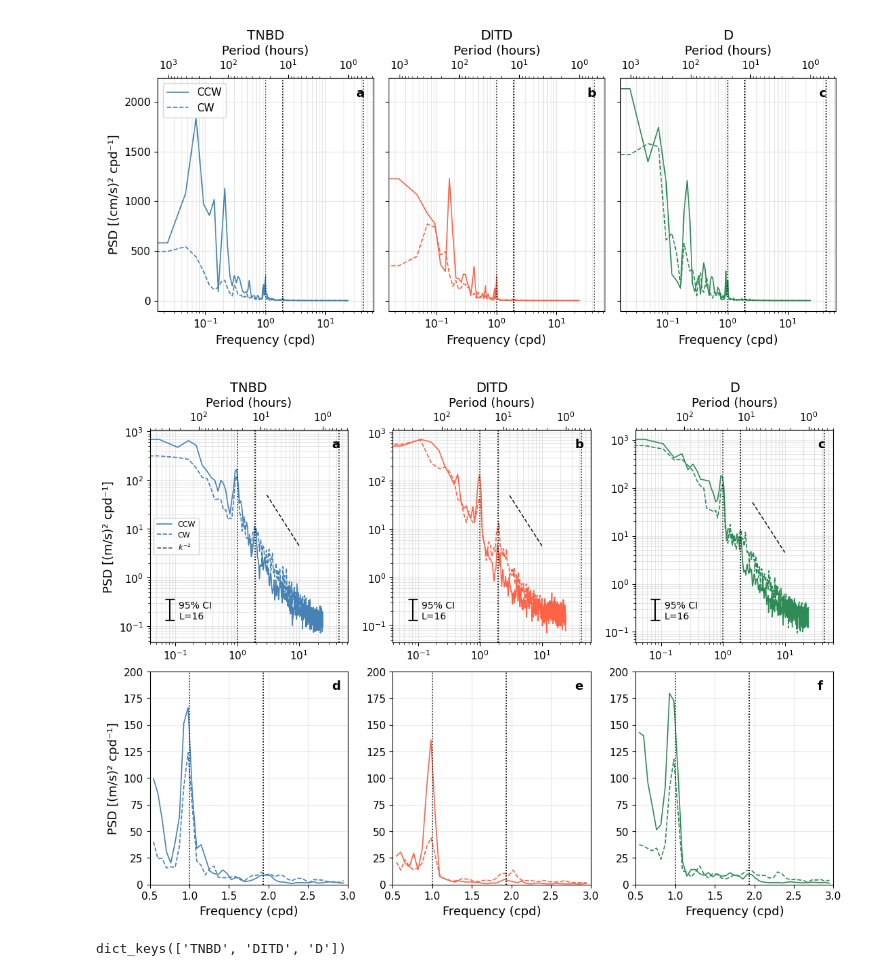
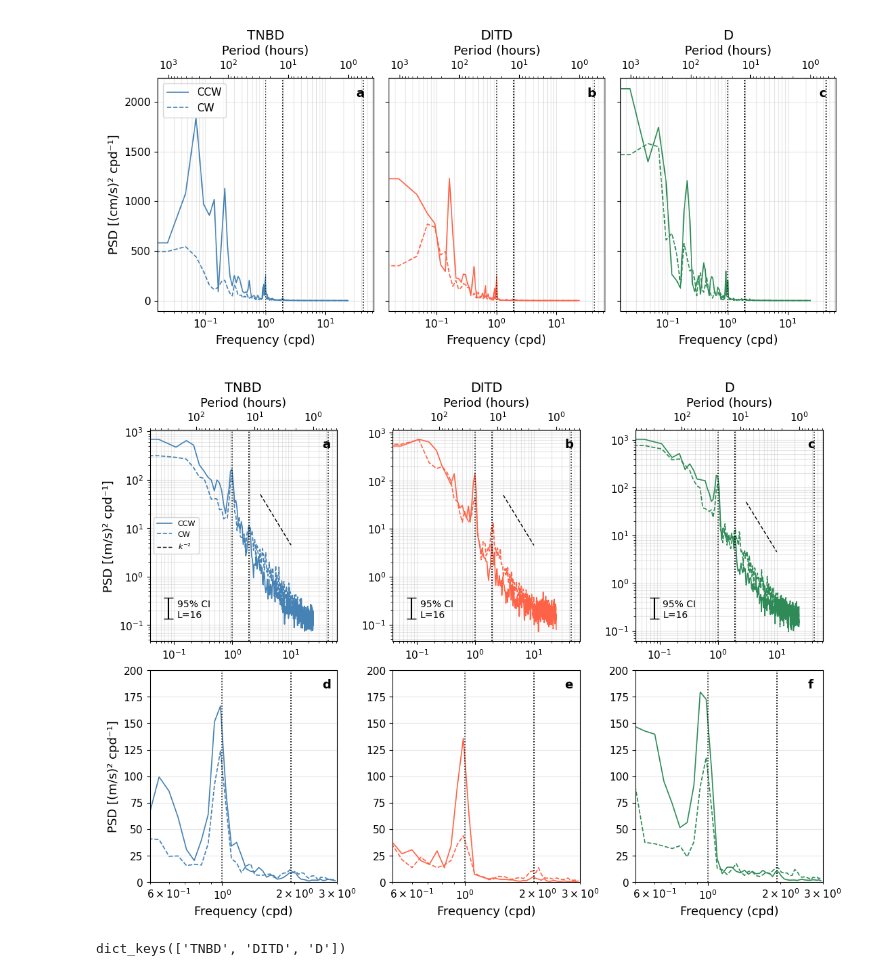
Before and after one commit to MackenzieBlanusa/TNB_tools, a Jupyter notebook: MastersThesis/rotaryspectra_ctd - Copy.ipynb, the cells around one changed output. Saved outputs shown, nothing was run; the diff lists cells and outputs as text; code cells hidden in the pictures.

```diff
--- a/MastersThesis/rotaryspectra_ctd - Copy.ipynb
+++ b/MastersThesis/rotaryspectra_ctd - Copy.ipynb
@@ -604,12 +613,0 @@ DITD_vel_top = moorings['DITD/2018/vel/top'].to_dataset()
-# %%
-D_vel_bot = moorings['D/2017/vel/bot'].to_dataset().sel(time=slice('2018-03-01','2019-01-01'))
-D_vel_mid = moorings['D/2017/vel/mid'].to_dataset().sel(time=slice('2018-03-01','2019-01-01'))
-D_ctd_mid = moorings['D/2017/ctd/mid'].to_dataset().sel(time=slice('2018-03-01','2019-01-01'))
-# %%
-D_vel_top = moorings['D/2017/vel/top'].to_dataset().sel(time=slice('2018-03-01','2019-01-01'))
-D_vel_bot = moorings['D/2017/vel/bot'].to_dataset().sel(time=slice('2018-03-01','2019-01-01'))
-D_vel_mid = moorings['D/2017/vel/mid'].to_dataset().sel(time=slice('2018-03-01','2019-01-01'))
-
-D_ctd_mid = moorings['D/2017/ctd/mid'].to_dataset().sel(time=slice('2018-03-01','2019-01-01'))
-D_ctd_top = moorings['D/2017/ctd/top'].to_dataset().sel(time=slice('2018-03-01','2019-01-01'))
-D_ctd_bot = moorings['D/2017/ctd/bot'].to_dataset()
@@ -642,21 +614,3 @@ resample = '30min'
-# %%
-TNBD_ctd_top = TNBD_ctd_top.sel(time=time_slice).resample(time=resample).mean()
-TNBD_ctd_bot = TNBD_ctd_bot.sel(time=time_slice).resample(time=resample).mean()
-TNBD_vel_top = TNBD_vel_top.sel(time=time_slice).resample(time=resample).mean()
-TNBD_vel_bot = TNBD_vel_bot.sel(time=time_slice).resample(time=resample).mean()
-
-DITD_ctd_top = DITD_ctd_top.sel(time=time_slice).resample(time=resample).mean()
-DITD_ctd_bot = DITD_ctd_bot.sel(time=time_slice).resample(time=resample).mean()
-DITD_vel_top = DITD_vel_top.sel(time=time_slice).resample(time=resample).mean()
-DITD_vel_bot = DITD_vel_bot.sel(time=slice('2018-03-14','2018-06')).resample(time=resample).mean()       # sensor cut out in june 2018
-
-D_ctd_top = D_ctd_top.sel(time=time_slice).resample(time=resample).mean()
-D_ctd_mid = D_ctd_mid.sel(time=time_slice).resample(time=resample).mean()
-# D_ctd_bot = D_ctd_bot.sel(time=time_slice).resample(time=resample).mean()        # this sensor cut out in 2017
-
-# D_vel_top = D_vel_top.sel(time=time_slice).resample(time=resample).mean()        # this sensor cut out end of 2017
-D_vel_mid = D_vel_mid.sel(time=time_slice).resample(time=resample).mean()
-D_vel_bot = D_vel_bot.sel(time=time_slice).resample(time=resample).mean()
 # %% [markdown]
 TNBD sampling interval is 15 min. DITD sampling interval is 10 min. D sampling interval is 30 min
 # %%
@@ -1185,38 +1141,44 @@ for col, (name, sp) in enumerate(spectra_full.items()):
     ax_bot = axes[1, col]
 
     # Mask to tidal band only for cleaner linear plot
-    tidal_mask = (freq >= 0.5) & (freq <= 3)
+    tidal_mask = (freq >= 0) & (freq <= 3)
 
-    ax_bot.plot(freq[tidal_mask], sp['S_ccw'][tidal_mask],
+    ax_bot.semilogx(freq[tidal_mask], sp['S_ccw'][tidal_mask],
                 color=color, linewidth=1.2, label='CCW')
-    ax_bot.plot(freq[tidal_mask], sp['S_cw'][tidal_mask],
+    ax_bot.semilogx(freq[tidal_mask], sp['S_cw'][tidal_mask],
                 color=color, linewidth=1.2, label='CW', linestyle='--')
+
+
+    # ax_bot.semilogx(freq, sp['S_ccw'],
+    #             color=color, linewidth=1.2, label='CCW')
+    # ax_bot.semilogx(freq, sp['S_cw'],
+    #             color=color, linewidth=1.2, label='CW', linestyle='--')
 
     for fv in [f_iner, f_M2, f_diurn]:
         ax_bot.axvline(fv, color='k', linestyle=':', linewidth=1.1)
 
     # add_ci_bracket(ax_bot, sp['f_lo'], sp['f_hi'],
     #                label=f"95% CI\nL={sp['L']}", color='k',
     #                x_frac=0.1, y_frac=0.15, log_y=False)
 
     ax_bot.set_xlim(0.5, 3.0)
     ax_bot.set_ylim(0,200)
     ax_bot.set_xlabel('Frequency (cpd)')
     ax_bot.grid(True, alpha=0.3)
     ax_bot.text(0.92, 0.96, panel_labels[col + 3], transform=ax_bot.transAxes,
                 fontsize=13, fontweight='bold', va='top', ha='left')
 
 # y-axis labels on left column only
 axes[0, 0].set_ylabel('PSD [(m/s)² cpd⁻¹]')
 axes[1, 0].set_ylabel('PSD [(m/s)² cpd⁻¹]')
 
 # shared legend from top-left panel
 axes[0, 0].legend(fontsize=8)
 
-# plt.savefig('moorings_2018_fullspectra_6panel.png', dpi=300, bbox_inches='tight')
+# plt.savefig('moorings_2018_fullspectra_6panel_notzoomed.png', dpi=300, bbox_inches='tight')
 plt.show()
 # %% [output]
-[figure, old version]
+[figure, new version]
 # %%
 spectra_full.keys()
 # %% [output]
```
Also changed, not shown: parts of 8 cells of this notebook.
